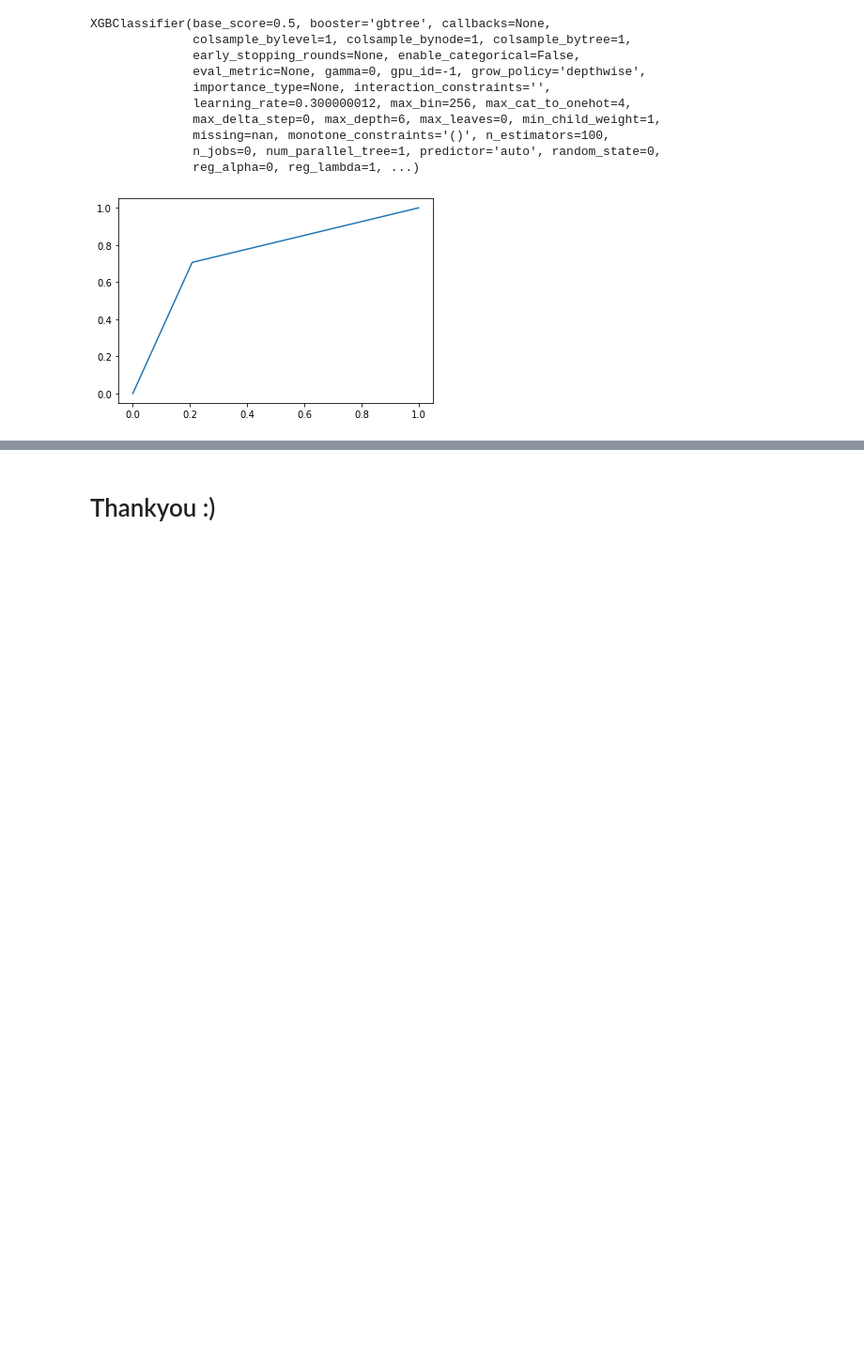
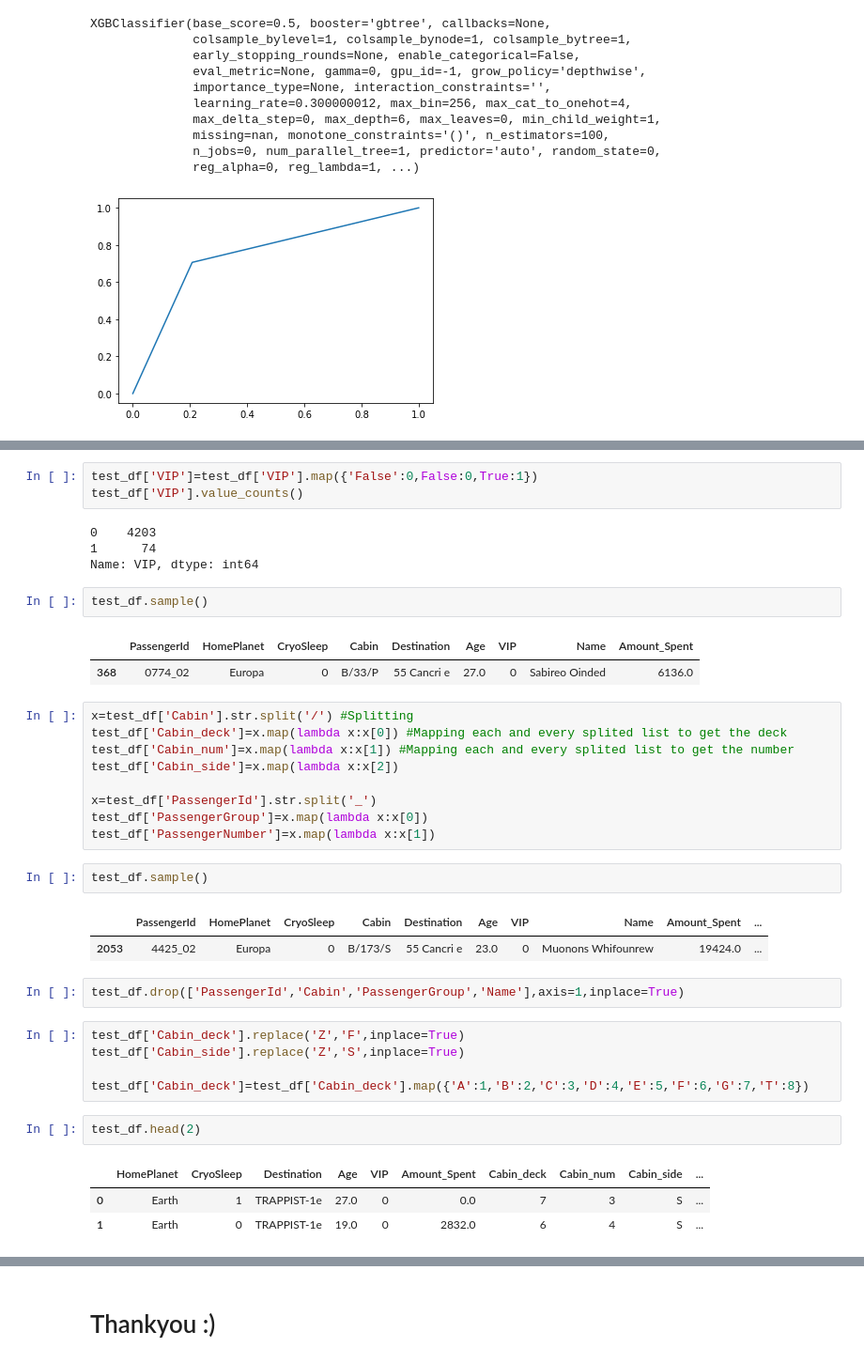
Before and after one commit to Sundarikonar/AWP--Project, a Jupyter notebook: spaceship-titanic.ipynb, the cells around one changed output, grey strips where cells are left out. Shown: that part at 94% size. Saved outputs shown, nothing was run; the diff lists cells and outputs as text; blank space fills up the shorter version.

```diff
--- a/spaceship-titanic.ipynb
+++ b/spaceship-titanic.ipynb
@@ -811,0 +927,39 @@ RandomForestClassifier(max_depth=12, n_estimators=60)
+# %%
+test_df['VIP']=test_df['VIP'].map({'False':0,False:0,True:1})
+test_df['VIP'].value_counts()
+# %% [output]
+0    4203
+1      74
+Name: VIP, dtype: int64
+# %%
+test_df.sample()
+# %% [output]
+|  | PassengerId | HomePlanet | CryoSleep | Cabin | Destination | Age | VIP | Name | Amount_Spent |
+| 368 | 0774_02 | Europa | 0 | B/33/P | 55 Cancri e | 27.0 | 0 | Sabireo Oinded | 6136.0 |
+# %%
+x=test_df['Cabin'].str.split('/') #Splitting
+test_df['Cabin_deck']=x.map(lambda x:x[0]) #Mapping each and every splited list to get the deck
+test_df['Cabin_num']=x.map(lambda x:x[1]) #Mapping each and every splited list to get the number
+test_df['Cabin_side']=x.map(lambda x:x[2])
+
+x=test_df['PassengerId'].str.split('_')
+test_df['PassengerGroup']=x.map(lambda x:x[0])
+test_df['PassengerNumber']=x.map(lambda x:x[1])
+# %%
+test_df.sample()
+# %% [output]
+|  | PassengerId | HomePlanet | CryoSleep | Cabin | Destination | Age | VIP | Name | Amount_Spent | ... |
+| 2053 | 4425_02 | Europa | 0 | B/173/S | 55 Cancri e | 23.0 | 0 | Muonons Whifounrew | 19424.0 | ... |
+# %%
+test_df.drop(['PassengerId','Cabin','PassengerGroup','Name'],axis=1,inplace=True)
+# %%
+test_df['Cabin_deck'].replace('Z','F',inplace=True)
+test_df['Cabin_side'].replace('Z','S',inplace=True)
+
+test_df['Cabin_deck']=test_df['Cabin_deck'].map({'A':1,'B':2,'C':3,'D':4,'E':5,'F':6,'G':7,'T':8})
+# %%
+test_df.head(2)
+# %% [output]
+|  | HomePlanet | CryoSleep | Destination | Age | VIP | Amount_Spent | Cabin_deck | Cabin_num | Cabin_side | ... |
+| 0 | Earth | 1 | TRAPPIST-1e | 27.0 | 0 | 0.0 | 7 | 3 | S | ... |
+| 1 | Earth | 0 | TRAPPIST-1e | 19.0 | 0 | 2832.0 | 6 | 4 | S | ... |
```
Also changed, not shown: parts of 26 cells of this notebook.
